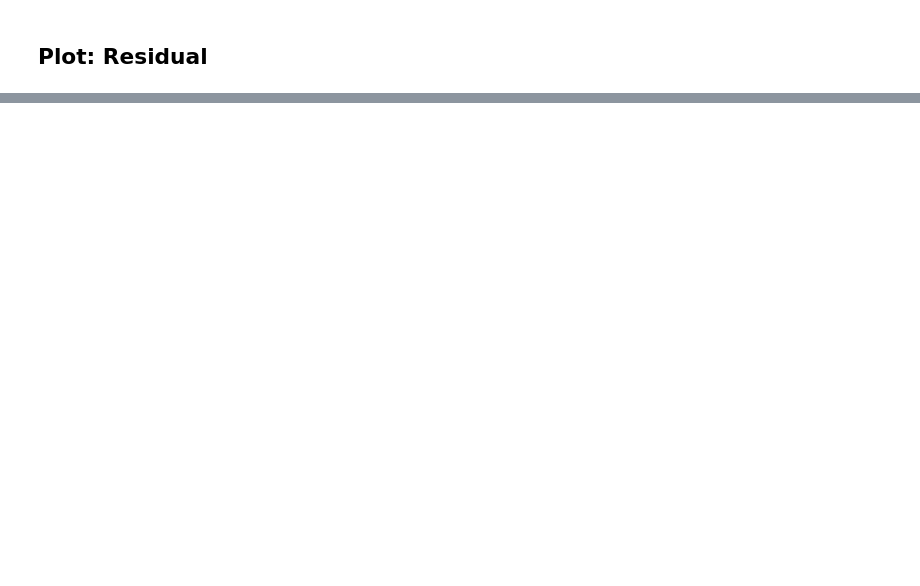
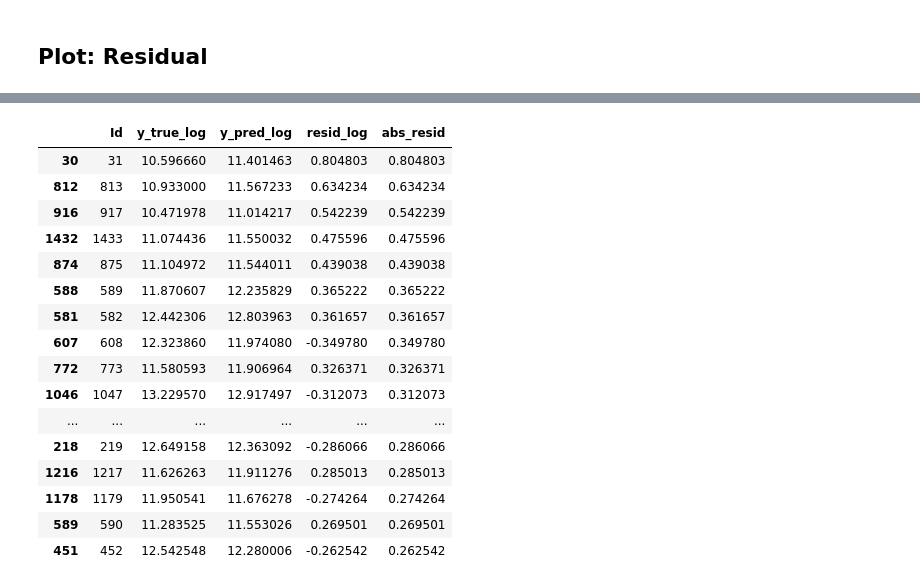
Before and after one commit to armenddsh/house-pricing-prediction-kaggle, a Jupyter notebook: project.ipynb, the cells around one changed output, grey strips where cells are left out. Cells and saved outputs as stored; diff of their text form; code cells hidden in the pictures; blank space fills up the shorter version.

```diff
--- a/project.ipynb
+++ b/project.ipynb
@@ -363,0 +368,41 @@ plt.show()
+# %%
+X_with_id = df_train[["Id"] + feature_columns]
+X = X_with_id[feature_columns]
+ids = X_with_id["Id"]
+
+# split ids the same way
+X_tr, X_val, y_tr, y_val, id_tr, id_val = train_test_split(
+    X, y, ids, test_size=0.2, random_state=42
+)
+
+best_model.fit(X_tr, y_tr)
+pred_val_log = best_model.predict(X_val)
+
+outliers = X_val.copy()
+outliers["Id"] = id_val.values
+outliers["y_true_log"] = y_val.values
+outliers["y_pred_log"] = pred_val_log
+outliers["resid_log"] = pred_val_log - y_val.values
+outliers["abs_resid"] = np.abs(outliers["resid_log"])
+
+outliers.sort_values("abs_resid", ascending=False).head(20)[
+    ["Id","y_true_log","y_pred_log","resid_log","abs_resid"]
+]
+# %% [output]
+|  | Id | y_true_log | y_pred_log | resid_log | abs_resid |
+| 30 | 31 | 10.596660 | 11.401463 | 0.804803 | 0.804803 |
+| 812 | 813 | 10.933000 | 11.567233 | 0.634234 | 0.634234 |
+| 916 | 917 | 10.471978 | 11.014217 | 0.542239 | 0.542239 |
+| 1432 | 1433 | 11.074436 | 11.550032 | 0.475596 | 0.475596 |
+| 874 | 875 | 11.104972 | 11.544011 | 0.439038 | 0.439038 |
+| 588 | 589 | 11.870607 | 12.235829 | 0.365222 | 0.365222 |
+| 581 | 582 | 12.442306 | 12.803963 | 0.361657 | 0.361657 |
+| 607 | 608 | 12.323860 | 11.974080 | -0.349780 | 0.349780 |
+| 772 | 773 | 11.580593 | 11.906964 | 0.326371 | 0.326371 |
+| 1046 | 1047 | 13.229570 | 12.917497 | -0.312073 | 0.312073 |
+| ... | ... | ... | ... | ... | ... |
+| 218 | 219 | 12.649158 | 12.363092 | -0.286066 | 0.286066 |
+| 1216 | 1217 | 11.626263 | 11.911276 | 0.285013 | 0.285013 |
+| 1178 | 1179 | 11.950541 | 11.676278 | -0.274264 | 0.274264 |
+| 589 | 590 | 11.283525 | 11.553026 | 0.269501 | 0.269501 |
+| 451 | 452 | 12.542548 | 12.280006 | -0.262542 | 0.262542 |
```
Also changed, not shown: parts of 5 cells of this notebook, 1 other file.
